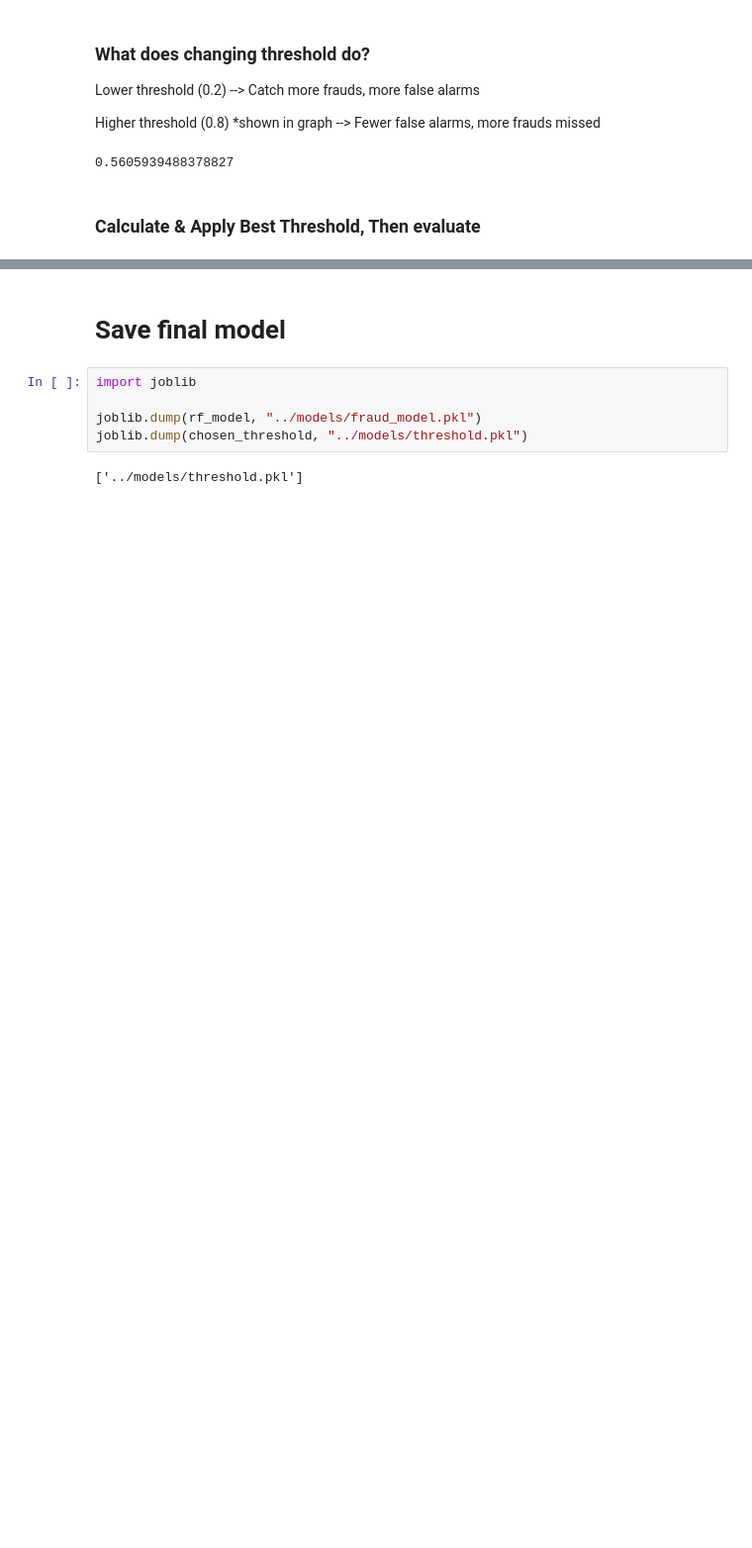
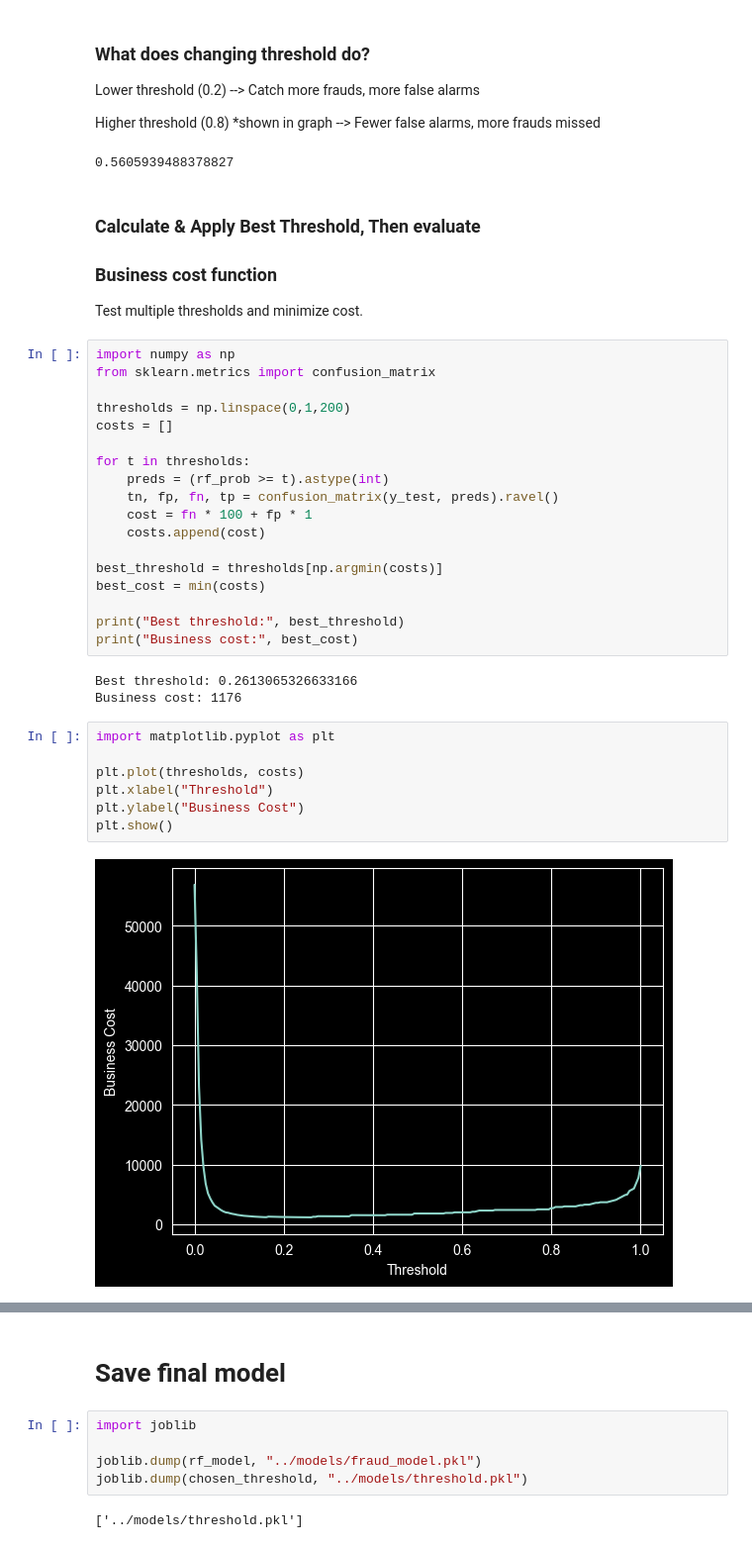
Before and after one commit to Gaurav-Chaudhari-2003/Full_Stack_AI, a Jupyter notebook: projects/ML/fraud-detection/training/training.ipynb, the cells around one changed output, grey strips where cells are left out. Shown at 99% size. Saved outputs shown, nothing was run; the diff lists cells and outputs as text; blank space fills up the shorter version.

```diff
--- a/projects/ML/fraud-detection/training/training.ipynb
+++ b/projects/ML/fraud-detection/training/training.ipynb
@@ -155,4 +155,37 @@ Higher threshold (0.8) *shown in graph --> Fewer false alarms, more frauds misse
 0.5605939488378827
 # %% [markdown]
 ### Calculate & Apply Best Threshold, Then evaluate
+
+### Business cost function
+Test multiple thresholds and minimize cost.
+# %%
+import numpy as np
+from sklearn.metrics import confusion_matrix
+
+thresholds = np.linspace(0,1,200)
+costs = []
+
+for t in thresholds:
+    preds = (rf_prob >= t).astype(int)
+    tn, fp, fn, tp = confusion_matrix(y_test, preds).ravel()
+    cost = fn * 100 + fp * 1
+    costs.append(cost)
+
+best_threshold = thresholds[np.argmin(costs)]
+best_cost = min(costs)
+
+print("Best threshold:", best_threshold)
+print("Business cost:", best_cost)
+# %% [output]
+Best threshold: 0.2613065326633166
+Business cost: 1176
+# %%
+import matplotlib.pyplot as plt
+
+plt.plot(thresholds, costs)
+plt.xlabel("Threshold")
+plt.ylabel("Business Cost")
+plt.show()
+# %% [output]
+[figure, added]
 # %%
```
Also changed, not shown: parts of 5 cells of this notebook, 6 other files.
